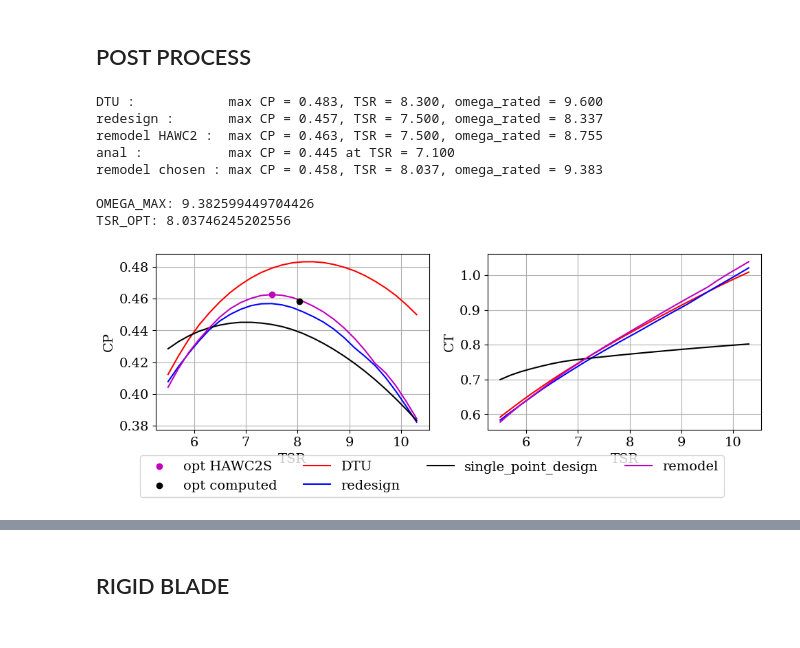
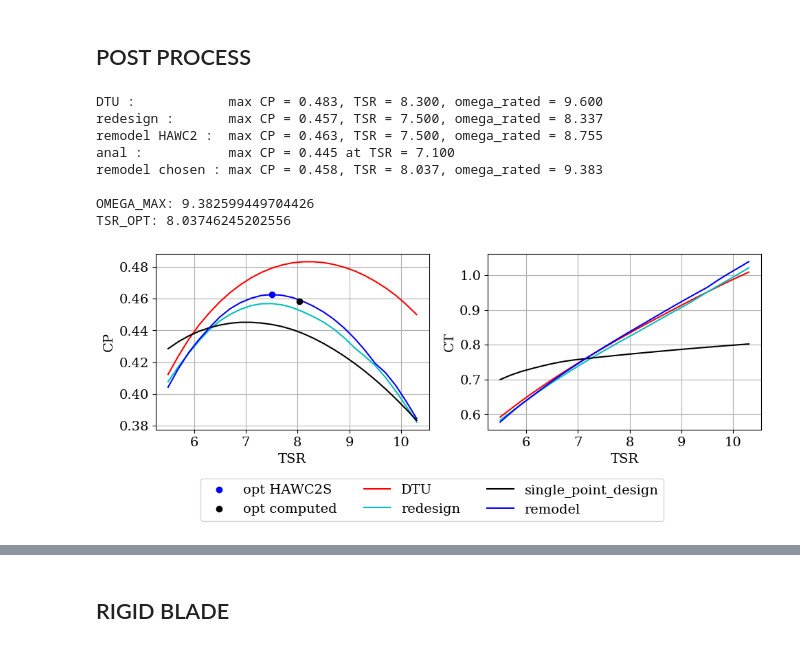
Before and after one commit to nicolaquaia/LAC_final, a Jupyter notebook: assignment_05/01_blade_design.ipynb, the cells around one changed output, grey strips where cells are left out. Saved outputs shown, nothing was run; the diff lists cells and outputs as text; code cells hidden in the pictures.

```diff
--- a/assignment_05/01_blade_design.ipynb
+++ b/assignment_05/01_blade_design.ipynb
@@ -536,42 +569,42 @@ print(f'TSR_OPT: {tsr_max_TS}')
 
 fig1, axs1 = plt.subplots(1, 2, num=2, figsize=(10,3.5), clear=True)
 axs1[0].plot(TSR_range, pwr_data_DTU_10_MW["Cp"], color='r')
-axs1[0].plot(TSR_range, pwr_data_redesign["Cp"], color='b')
+axs1[0].plot(TSR_range, pwr_data_redesign["Cp"], color='c')
 axs1[0].plot(TSR_range, CP_array, color='k')
-axs1[0].plot(TSR_range, pwr_data["Cp"], color='m')
-axs1[0].scatter(TSR_max_remodel, CP_max_remodel, color='m', label='opt HAWC2S', zorder=2)
+axs1[0].plot(TSR_range, pwr_data["Cp"], color='b')
+axs1[0].scatter(TSR_max_remodel, CP_max_remodel, color='b', label='opt HAWC2S', zorder=2)
 axs1[0].scatter(tsr_max_TS, CP_max_TS, color='k', marker='o', label='opt computed', zorder=2)
 axs1[0].set_xlabel("TSR")
 axs1[0].set_ylabel("CP")
 axs1[0].grid(True)
 #axs1[0].set_xlim(min(TSR_range), max(TSR_range))
 
 
 axs1[1].plot(TSR_range, pwr_data_DTU_10_MW["Ct"], color='r', label='DTU')
-axs1[1].plot(TSR_range, pwr_data_redesign["Ct"], color='b', label='redesign')
+axs1[1].plot(TSR_range, pwr_data_redesign["Ct"], color='c', label='redesign')
 axs1[1].plot(TSR_range, CT_array, color='k', label='single_point_design')
-axs1[1].plot(TSR_range, pwr_data["Ct"], color='m', label='remodel')
+axs1[1].plot(TSR_range, pwr_data["Ct"], color='b', label='remodel')
 axs1[1].set_xlabel("TSR")
 axs1[1].set_ylabel("CT")
 #axs1[1].legend()
 axs1[1].grid(True)
 #axs1[1].set_xlim(min(TSR_range), max(TSR_range))
 
 # Adjust layout and show the figure
-fig1.legend(loc='lower center', ncol=4, bbox_to_anchor=(0.5, -0.1))
+fig1.legend(loc='lower center', ncol=3, bbox_to_anchor=(0.5, -0.2))
 plt.tight_layout()
 plt.savefig('plots/bd_CP_vs_TSR.pdf', format='pdf')
 plt.show()
 # %% [output]
 DTU :            max CP = 0.483, TSR = 8.300, omega_rated = 9.600
 redesign :       max CP = 0.457, TSR = 7.500, omega_rated = 8.337
 remodel HAWC2 :  max CP = 0.463, TSR = 7.500, omega_rated = 8.755
 anal :           max CP = 0.445 at TSR = 7.100
 remodel chosen : max CP = 0.458, TSR = 8.037, omega_rated = 9.383
 
 OMEGA_MAX: 9.382599449704426
 TSR_OPT: 8.03746245202556
-[figure, old version]
+[figure, new version]
 # %%
 # open induction files
 
```
Also changed, not shown: parts of 10 cells of this notebook, 32 other files.
